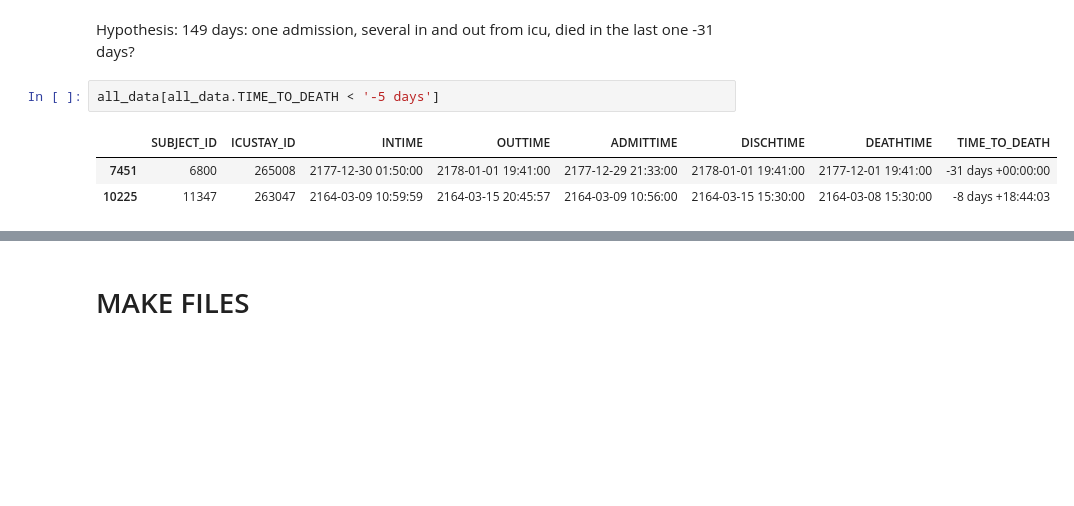
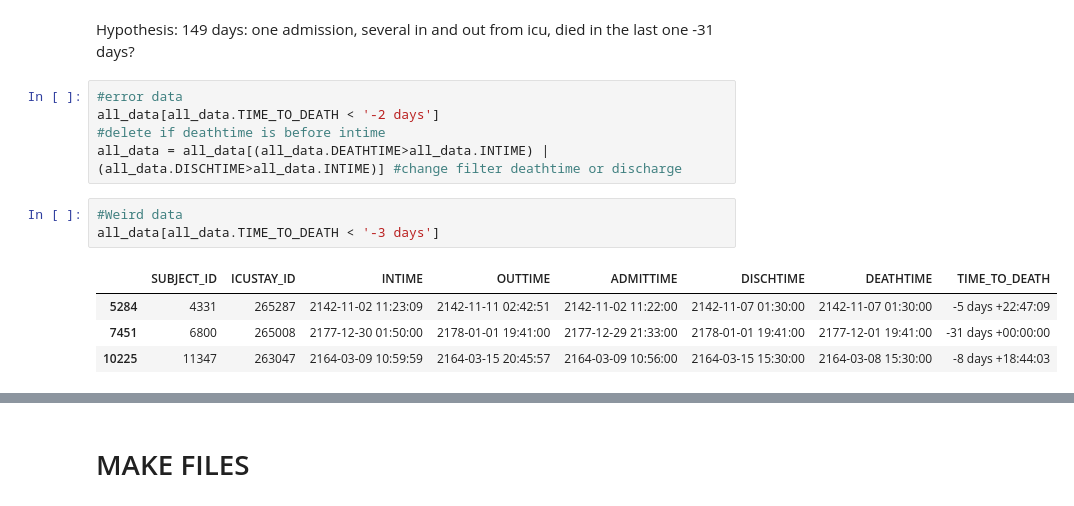
Before and after one commit to andresmore/HR_Analysis, a Jupyter notebook: HR_Analysis/LoadDataMimic.ipynb, the cells around one changed output, grey strips where cells are left out. Saved outputs shown, nothing was run; the diff lists cells and outputs as text; blank space fills up the shorter version.

```diff
--- a/HR_Analysis/LoadDataMimic.ipynb
+++ b/HR_Analysis/LoadDataMimic.ipynb
@@ -316,9 +316,16 @@ print(all_data.TIME_TO_DEATH.max())
 Hypothesis:
 149 days: one admission, several in and out from icu, died in the last one
 -31 days?
+# %%
+#error data
+all_data[all_data.TIME_TO_DEATH < '-2 days']
+#delete if deathtime is before intime
+all_data = all_data[(all_data.DEATHTIME>all_data.INTIME) | (all_data.DISCHTIME>all_data.INTIME)] #change filter deathtime or discharge
 # %%
-all_data[all_data.TIME_TO_DEATH < '-5 days']
+#Weird data
+all_data[all_data.TIME_TO_DEATH < '-3 days']
 # %% [output]
 |  | SUBJECT_ID | ICUSTAY_ID | INTIME | OUTTIME | ADMITTIME | DISCHTIME | DEATHTIME | TIME_TO_DEATH |
+| 5284 | 4331 | 265287 | 2142-11-02 11:23:09 | 2142-11-11 02:42:51 | 2142-11-02 11:22:00 | 2142-11-07 01:30:00 | 2142-11-07 01:30:00 | -5 days +22:47:09 |
 | 7451 | 6800 | 265008 | 2177-12-30 01:50:00 | 2178-01-01 19:41:00 | 2177-12-29 21:33:00 | 2178-01-01 19:41:00 | 2177-12-01 19:41:00 | -31 days +00:00:00 |
 | 10225 | 11347 | 263047 | 2164-03-09 10:59:59 | 2164-03-15 20:45:57 | 2164-03-09 10:56:00 | 2164-03-15 15:30:00 | 2164-03-08 15:30:00 | -8 days +18:44:03 |
```
Also changed, not shown: parts of 4 cells of this notebook.
